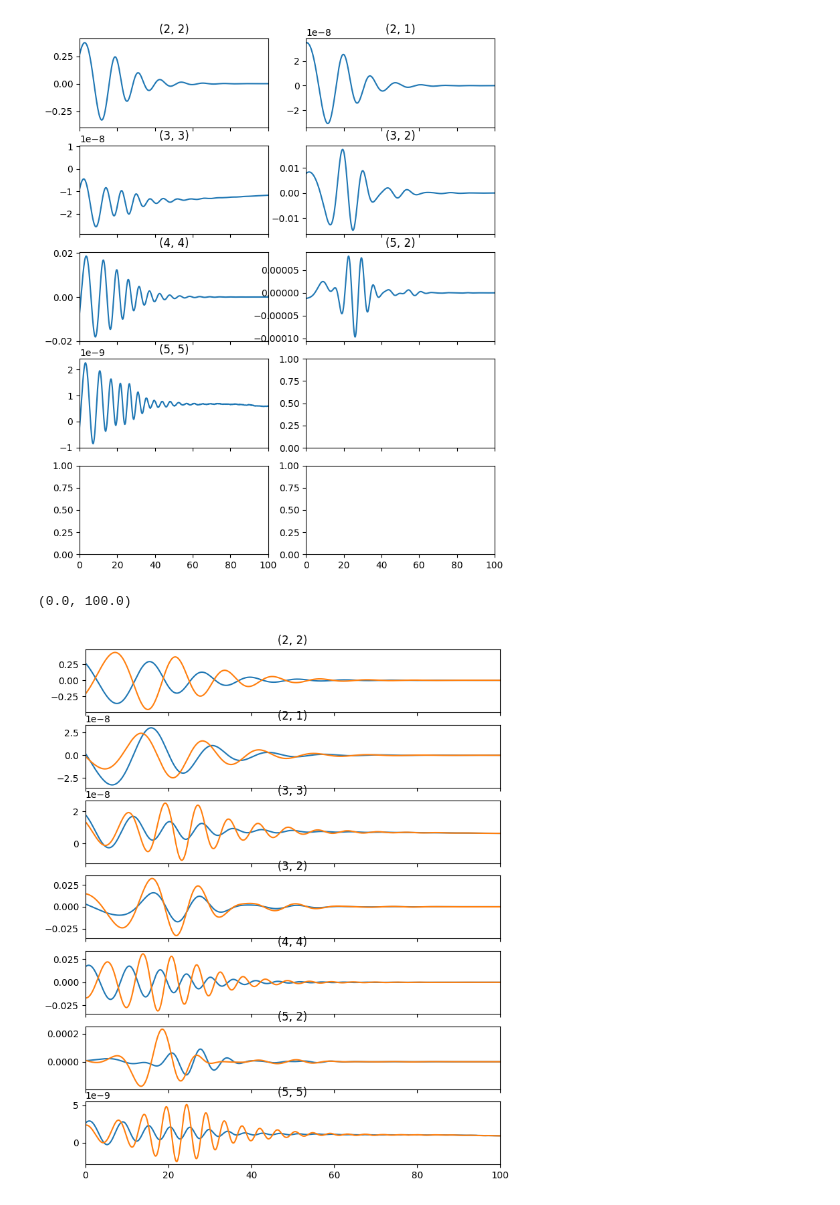
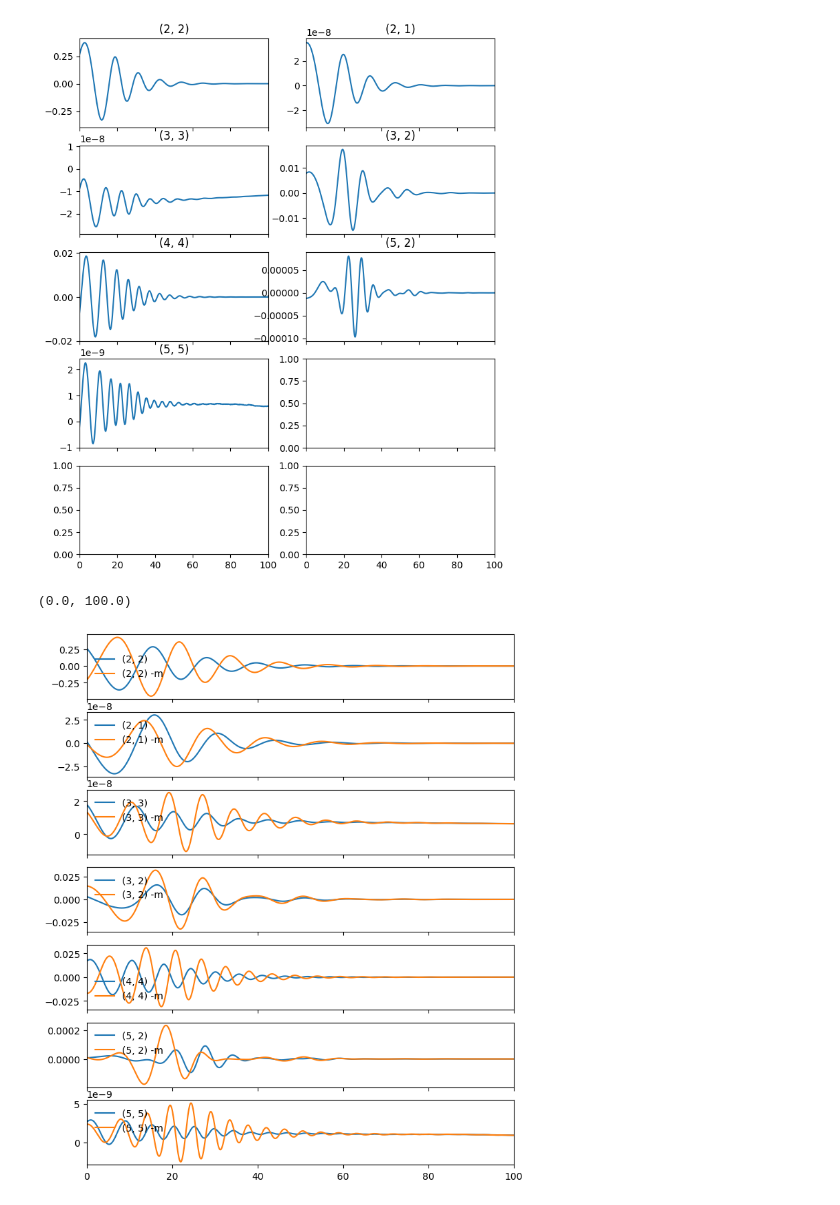
Before and after one commit to BGP-QNM-FITS/bgp_qnm_fits, a Jupyter notebook: gp_kernal_plots.ipynb, the cells around one changed output. Saved outputs shown, nothing was run; the diff lists cells and outputs as text; code cells hidden in the pictures.

Commit message:
working GP kernel + tests

```diff
--- a/gp_kernal_plots.ipynb
+++ b/gp_kernal_plots.ipynb
@@ -93,12 +96,12 @@ for i, (ell,m) in enumerate(spherical_modes):
 
     # Plot a line segment to indicate the size of 1 x axis unit
 
-    period_length = tuned_param_dict[(ell, m)]['period']
+    period_length = param_dict_sim_lm[id][(ell, m)]['period']
 
     axs[i].plot([40, 40+period_length], [np.min(np.real(R[ell, m])[analysis_mask]), np.min(np.real(R[ell, m])[analysis_mask])], 'k-', lw=1)
     axs[i].plot([40, 40], [np.min(np.real(R[ell, m])[analysis_mask]) - 0.05 * np.ptp(np.real(R[ell, m])[analysis_mask]), np.min(np.real(R[ell, m])[analysis_mask]) + 0.05 * np.ptp(np.real(R[ell, m])[analysis_mask])], 'k-', lw=1)
     axs[i].plot([40+period_length, 40+period_length], [np.min(np.real(R[ell, m])[analysis_mask]) - 0.05 * np.ptp(np.real(R[ell, m])[analysis_mask]), np.min(np.real(R[ell, m])[analysis_mask]) + 0.05 * np.ptp(np.real(R[ell, m])[analysis_mask])], 'k-', lw=1)
-    axs[i].text(40 + period_length / 2, np.min(np.real(R[ell, m])[analysis_mask]) - 0.3 * np.ptp(np.real(R[ell, m])[analysis_mask]), r'$P^{\beta}_i$', ha='center')
+    axs[i].text(40 + period_length / 2, np.min(np.real(R[ell, m])[analysis_mask]) - 0.25 * np.ptp(np.real(R[ell, m])[analysis_mask]), r'$P^{\beta}_i$', ha='center')
 
     # Plot the 1-sigma credible region of the GP
     axs[i].fill_between(
@@ -122,0 +132,34 @@ fig.savefig("credible_regions.pdf", dpi=600, bbox_inches="tight")
+# %%
+hyperparam_rule_dict_s = {
+    "sigma_max": "multiply",
+}
+
+hyperparam_rule_dict = {
+    "sigma_max": "multiply",
+    "t_s": "sum",
+    "length_scale": "multiply",
+    "period": "multiply",
+}
+
+hyperparam_rule_dict_c = {
+    "sigma_max": "multiply",
+    "t_s": "sum",
+    "length_scale": "multiply",
+    "period": "multiply",
+    "length_scale_2": "multiply",
+    "period_2": "multiply",
+    "a": "sum",
+}
+# %%
+tuning_hyperparams_s = [0.4011230468749995]
+tuning_hyperparams = [1.3617638865940755, -1.7508402081427596, 4.218088388785169, 0.5131512024371444]
+tuning_hyperparams_c = [2.802430635891671, -19.99047927021077, 2.380247722501058, 0.5190789999177099, 2.6709782629633567, 1.579981408416189, 0.5]
+
+tuned_param_dict_s = {}
+tuned_param_dict = {}
+tuned_param_dict_c = {}
+
+for mode in param_dict_sim_lm[id].keys():
+    tuned_param_dict_s[mode] = get_new_params(param_dict_sim_lm[id][mode], tuning_hyperparams_s, hyperparam_rule_dict_s)
+    tuned_param_dict[mode] = get_new_params(param_dict_sim_lm[id][mode], tuning_hyperparams, hyperparam_rule_dict)
+    tuned_param_dict_c[mode] = get_new_params(param_dict_sim_lm[id][mode], tuning_hyperparams_c, hyperparam_rule_dict_c)
@@ -122,0 +176,4 @@ fig.savefig("credible_regions.pdf", dpi=600, bbox_inches="tight")
+# %%
+kernel_dict_s = {mode: kernel(analysis_times, **tuned_param_dict_s[mode]) for mode in param_dict_sim_lm[id].keys()}
+kernel_dict = {mode: kernel(analysis_times, **tuned_param_dict[mode]) for mode in param_dict_sim_lm[id].keys()}
+kernel_dict_c = {mode: kernel(analysis_times, **tuned_param_dict_c[mode]) for mode in param_dict_sim_lm[id].keys()}
@@ -262,15 +379,14 @@ axs[0, 0].set_xlim(0, 100)
 # %%
 sim_test = CCE.SXS_CCE('0009', lev='Lev5', radius='R2')
 
 fig, axs = plt.subplots(7, 1, sharex=True, figsize=(8, 10))
 
 for i, mode in enumerate(SPH_MODES_FULL):
     ell, m = mode
     axs[i].plot(sim_test.times, sim_test.h[mode].imag, label=f'{mode}')
     axs[i].plot(sim_test.times, sim_test.h[(ell, -m)].imag, label=f'{mode} -m')
-    axs[i].set_title(f'{mode}')
-
+    axs[i].legend(frameon=False)
 axs[0].set_xlim(0, 100)
 # %% [output]
 (0.0, 100.0)
-[figure, old version]
+[figure, new version]
```
Also changed, not shown: parts of 11 cells of this notebook, 42 other files.
